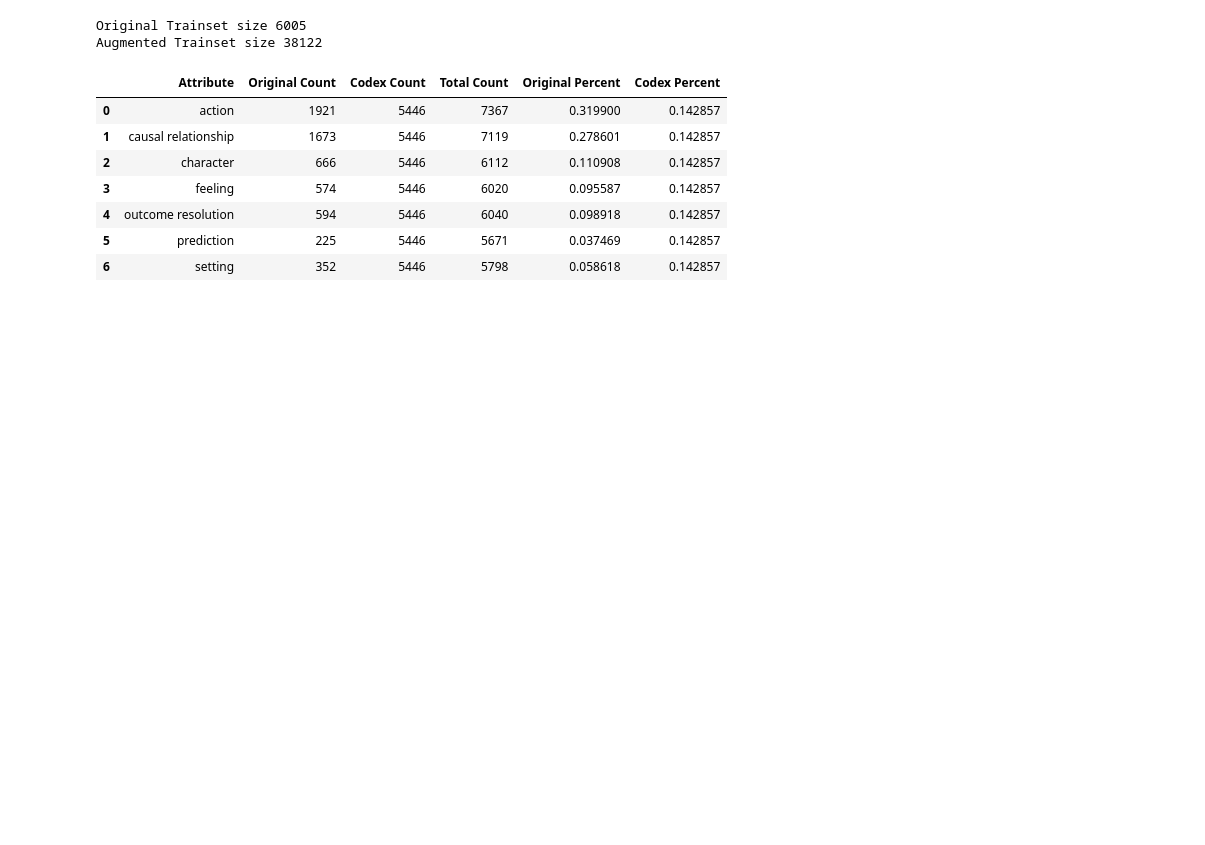
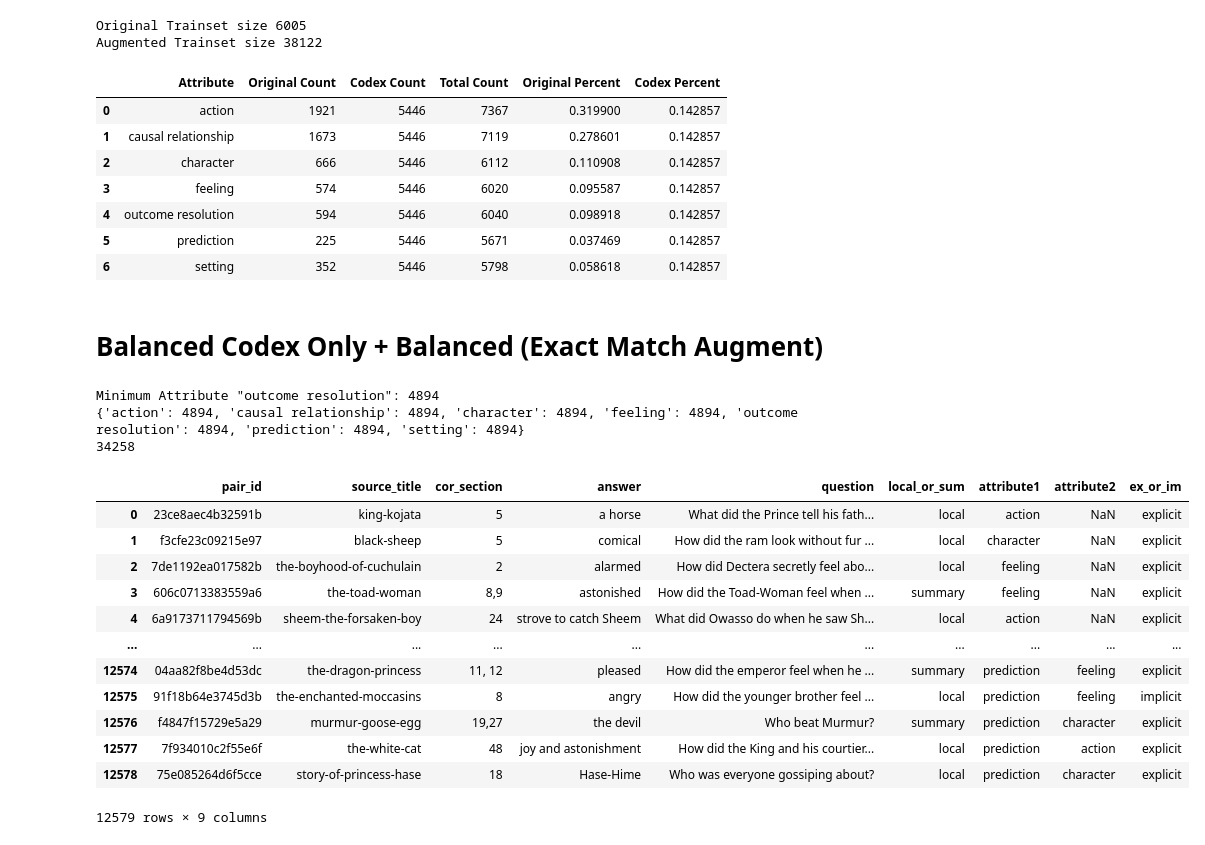
Before and after one commit to Nish-19/Quest_Question_Generation_Challenge, a Jupyter notebook: code/combine_data_new.ipynb, the cells around one changed output. Drawn from its saved outputs; the diff is of its cells as text; code cells hidden in the pictures; blank space fills up the shorter version.

Commit message:
data aug implement

```diff
--- a/code/combine_data_new.ipynb
+++ b/code/combine_data_new.ipynb
@@ -148,0 +151,60 @@ Augmented Trainset size 38122
+# %% [markdown]
+# Balanced Codex Only + Balanced (Exact Match Augment)
+# %%
+# NOTE: Balanced Augment - 2 (Upto least codex-count)
+min_aug_count = min(attr_comp_df['Codex Count'])
+min_index = attr_comp_df['Codex Count'].tolist().index(min_aug_count)
+min_attr_name = attr_comp_df.loc[min_index, 'Attribute']
+print('Minimum Attribute "%s": %d'%(min_attr_name, min_aug_count))
+
+# Shuffle codex data
+allowed_count_dict = {atr_name:min_aug_count for atr_name in attr_comp_df['Attribute'].tolist()}
+print(allowed_count_dict)
+
+# # Start appending
+# for i, row in codex_attr_df.iterrows():
+#     print(i, row)
+all_rows = []
+for i in range(len(codex_attr_df)):
+    row_vals = codex_attr_df.loc[i].values.tolist()
+    all_rows.append(row_vals)
+# Shuffle all_rows
+random.shuffle(all_rows)
+
+append_rows = []
+for row_list in all_rows:
+    if allowed_count_dict[row_list[1]] > 0:
+        append_rows.append(row_list)
+        allowed_count_dict[row_list[1]] -= 1
+
+print(len(append_rows))
+
+append_df_2 = pd.DataFrame(append_rows, columns=codex_attr_df.columns)
+
+# # Augment Dataset
+# codex_aug_train_df_2 = train_df.append(pd.DataFrame(append_df_2,
+#                             columns=train_df.columns),
+#                             ignore_index=True)
+# codex_aug_train_df_2
+# %% [output]
+Minimum Attribute "outcome resolution": 4894
+{'action': 4894, 'causal relationship': 4894, 'character': 4894, 'feeling': 4894, 'outcome resolution': 4894, 'prediction': 4894, 'setting': 4894}
+34258
+# %%
+# Load Sel Match Data
+sel_ex_match_df = pd.read_csv('../Sel_Exact_Match_Augment_Train.csv')
+sel_ex_match_df
+# %% [output]
+|  | pair_id | source_title | cor_section | answer | question | local_or_sum | attribute1 | attribute2 | ex_or_im |
+| 0 | 23ce8aec4b32591b | king-kojata | 5 | a horse | What did the Prince tell his fath... | local | action | NaN | explicit |
+| 1 | f3cfe23c09215e97 | black-sheep | 5 | comical | How did the ram look without fur ... | local | character | NaN | explicit |
+| 2 | 7de1192ea017582b | the-boyhood-of-cuchulain | 2 | alarmed | How did Dectera secretly feel abo... | local | feeling | NaN | explicit |
+| 3 | 606c0713383559a6 | the-toad-woman | 8,9 | astonished | How did the Toad-Woman feel when ... | summary | feeling | NaN | explicit |
+| 4 | 6a9173711794569b | sheem-the-forsaken-boy | 24 | strove to catch Sheem | What did Owasso do when he saw Sh... | local | action | NaN | explicit |
+| ... | ... | ... | ... | ... | ... | ... | ... | ... | ... |
+| 12574 | 04aa82f8be4d53dc | the-dragon-princess | 11, 12 | pleased | How did the emperor feel when he ... | summary | prediction | feeling | explicit |
+| 12575 | 91f18b64e3745d3b | the-enchanted-moccasins | 8 | angry | How did the younger brother feel ... | local | prediction | feeling | implicit |
+| 12576 | f4847f15729e5a29 | murmur-goose-egg | 19,27 | the devil | Who beat Murmur? | summary | prediction | character | explicit |
+| 12577 | 7f934010c2f55e6f | the-white-cat | 48 | joy and astonishment | How did the King and his courtier... | local | prediction | action | explicit |
+| 12578 | 75e085264d6f5cce | story-of-princess-hase | 18 | Hase-Hime | Who was everyone gossiping about? | local | prediction | character | explicit |
+12579 rows × 9 columns
```
Also changed, not shown: parts of 4 cells of this notebook, 2 other files.
